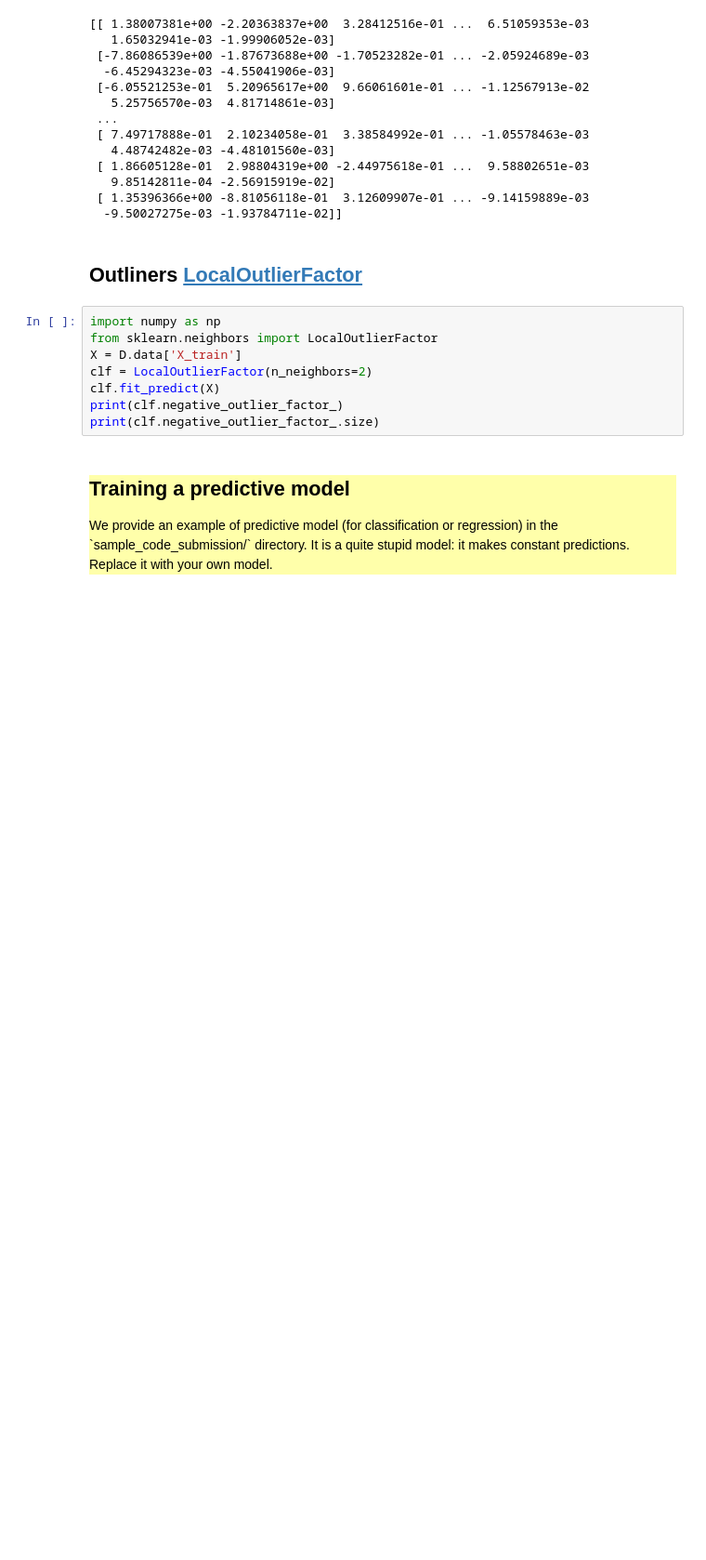
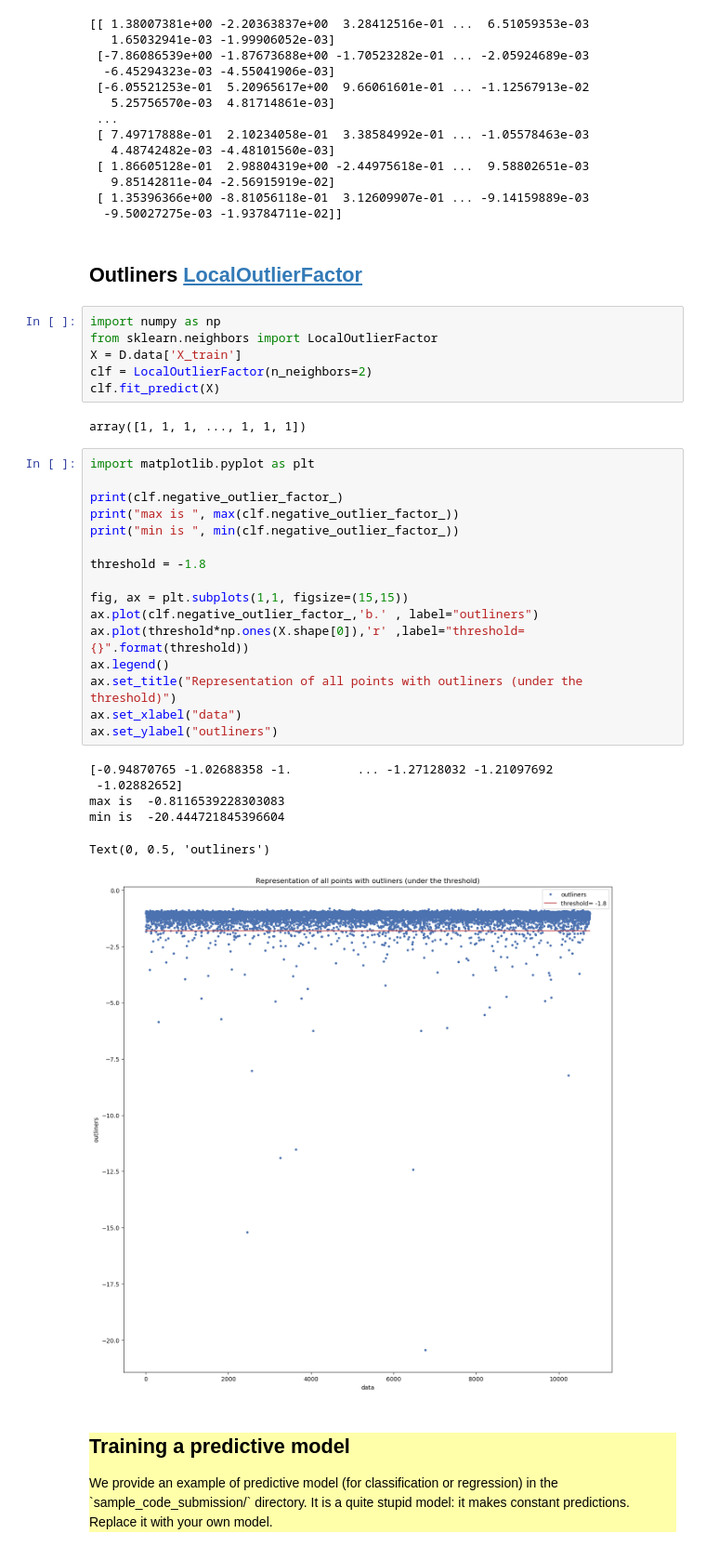
Before and after one commit to George-Marchment/OCEAN, a Jupyter notebook: starting_kit/README_preprocessing.ipynb, the cells around one changed output. Shown at 93% size. Cells and saved outputs as stored; diff of their text form; blank space fills up the shorter version.

Commit message:
add graph to view outliners

```diff
--- a/starting_kit/README_preprocessing.ipynb
+++ b/starting_kit/README_preprocessing.ipynb
@@ -261,8 +261,31 @@ from sklearn.neighbors import LocalOutlierFactor
 X = D.data['X_train']
 clf = LocalOutlierFactor(n_neighbors=2)
 clf.fit_predict(X)
-print(clf.negative_outlier_factor_)
-print(clf.negative_outlier_factor_.size)
+# %% [output]
+array([1, 1, 1, ..., 1, 1, 1])
+# %%
+import matplotlib.pyplot as plt
+
+print(clf.negative_outlier_factor_)
+print("max is ", max(clf.negative_outlier_factor_))
+print("min is ", min(clf.negative_outlier_factor_))
+
+threshold = -1.8
+
+fig, ax = plt.subplots(1,1, figsize=(15,15))
+ax.plot(clf.negative_outlier_factor_,'b.' , label="outliners")
+ax.plot(threshold*np.ones(X.shape[0]),'r' ,label="threshold= {}".format(threshold))
+ax.legend()
+ax.set_title("Representation of all points with outliners (under the threshold)")
+ax.set_xlabel("data")
+ax.set_ylabel("outliners")
+# %% [output]
+[-0.94870765 -1.02688358 -1.         ... -1.27128032 -1.21097692
+ -1.02882652]
+max is  -0.8116539228303083
+min is  -20.444721845396604
+Text(0, 0.5, 'outliners')
+[figure, added]
 # %% [markdown]
 <div style="background:#FFFFAA">
     <h2>Training a predictive model</h2>
```
